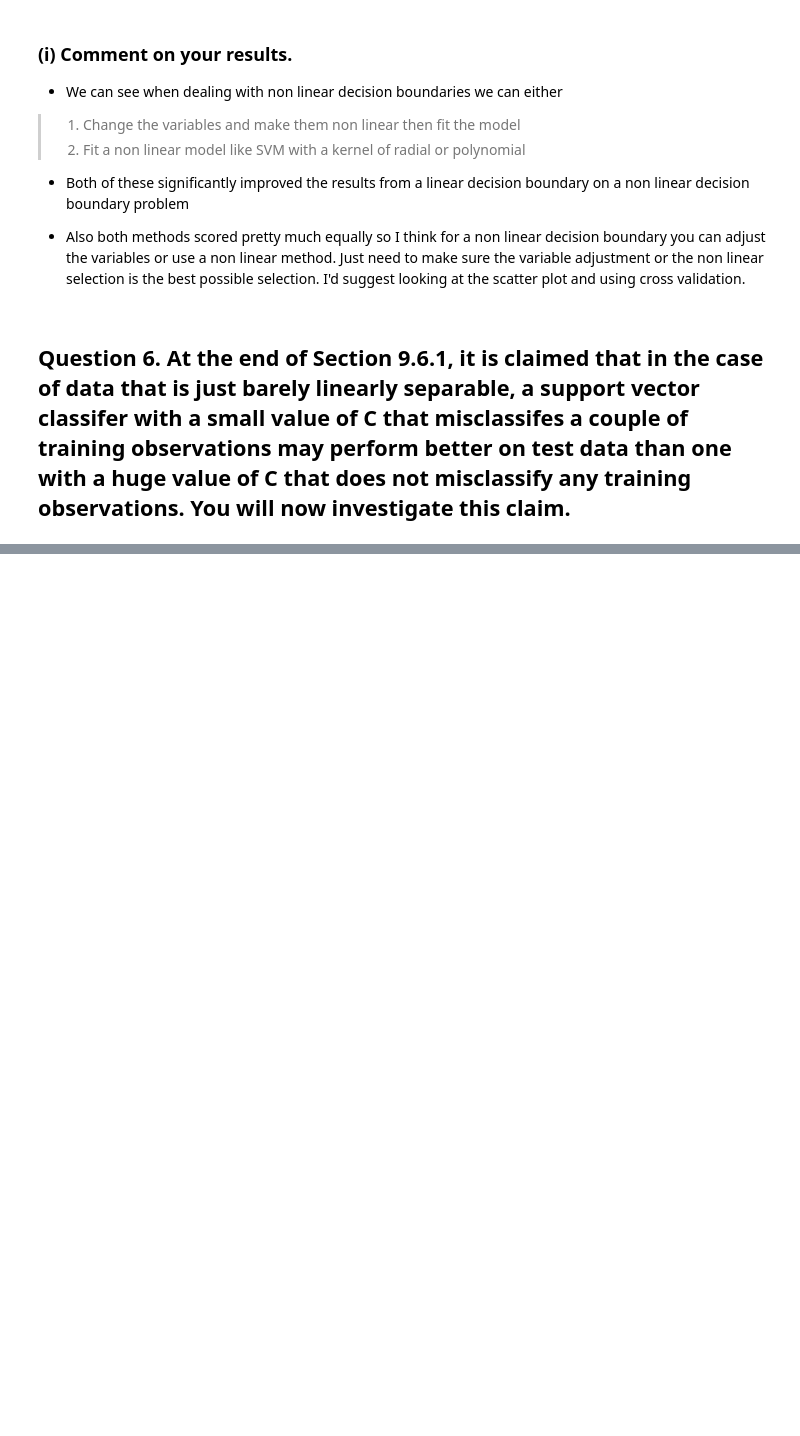
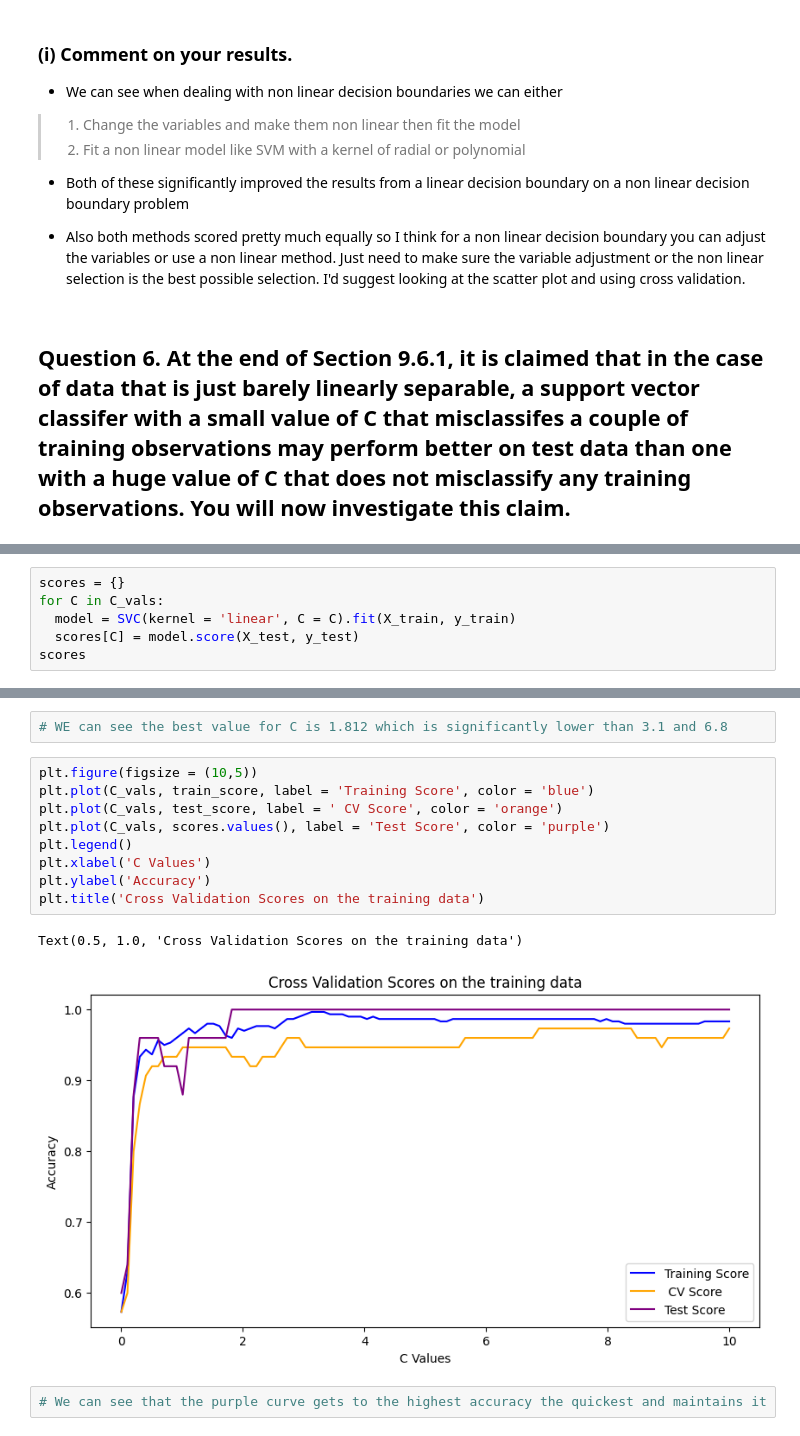
Before and after one commit to robertS961/Introduction_to_Statistical_Learning, a Jupyter notebook: Chapter9/C9Applied.ipynb, the cells around one changed output, grey strips where cells are left out. Drawn from its saved outputs; the diff is of its cells as text; blank space fills up the shorter version.

```diff
--- a/Chapter9/C9Applied.ipynb
+++ b/Chapter9/C9Applied.ipynb
@@ -336,0 +476,6 @@ SVM ACtualy Score using Poly Degree 2 Kernel 0.96
+# %%
+scores = {}
+for C in C_vals:
+  model = SVC(kernel = 'linear', C = C).fit(X_train, y_train)
+  scores[C] = model.score(X_test, y_test)
+scores
@@ -336,0 +500,16 @@ SVM ACtualy Score using Poly Degree 2 Kernel 0.96
+# %%
+# WE can see the best value for C is 1.812 which is significantly lower than 3.1 and 6.8
+# %%
+plt.figure(figsize = (10,5))
+plt.plot(C_vals, train_score, label = 'Training Score', color = 'blue')
+plt.plot(C_vals, test_score, label = ' CV Score', color = 'orange')
+plt.plot(C_vals, scores.values(), label = 'Test Score', color = 'purple')
+plt.legend()
+plt.xlabel('C Values')
+plt.ylabel('Accuracy')
+plt.title('Cross Validation Scores on the training data')
+# %% [output]
+Text(0.5, 1.0, 'Cross Validation Scores on the training data')
+[figure, added]
+# %%
+# We can see that the purple curve gets to the highest accuracy the quickest and maintains it
```
Also changed, not shown: parts of 64 cells of this notebook.
